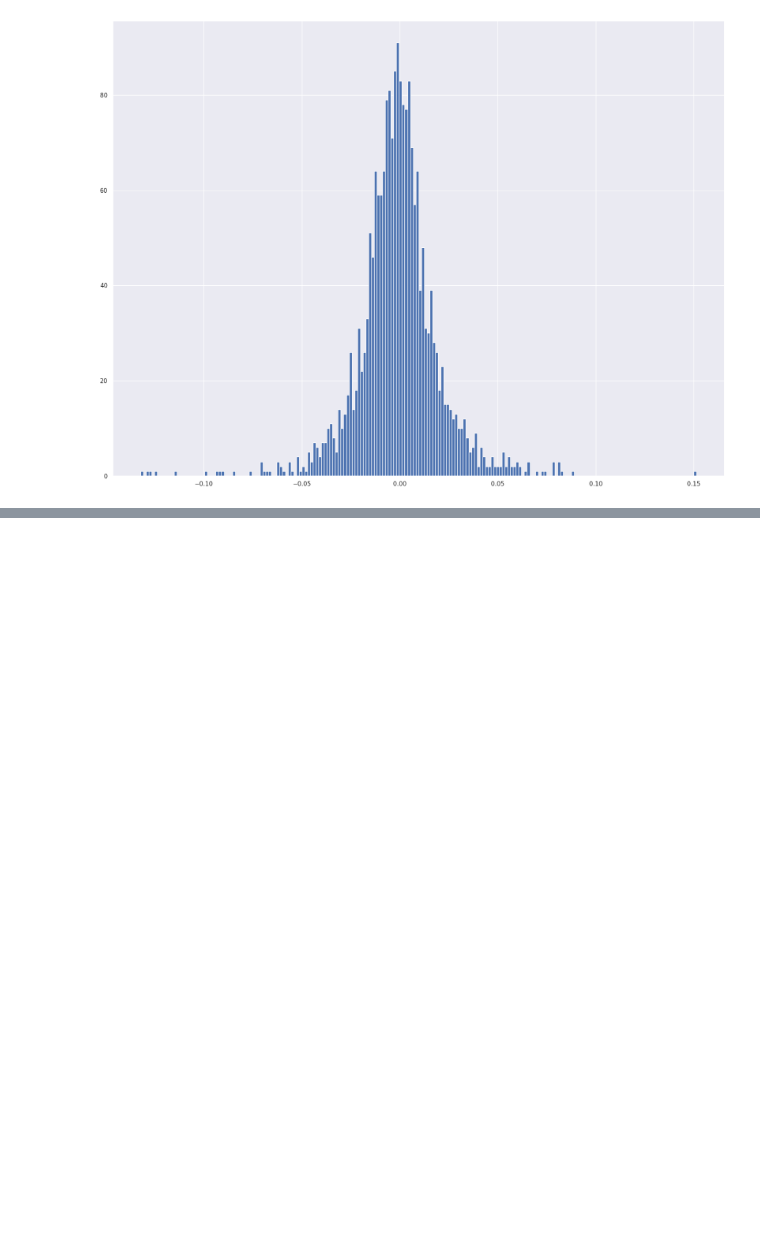
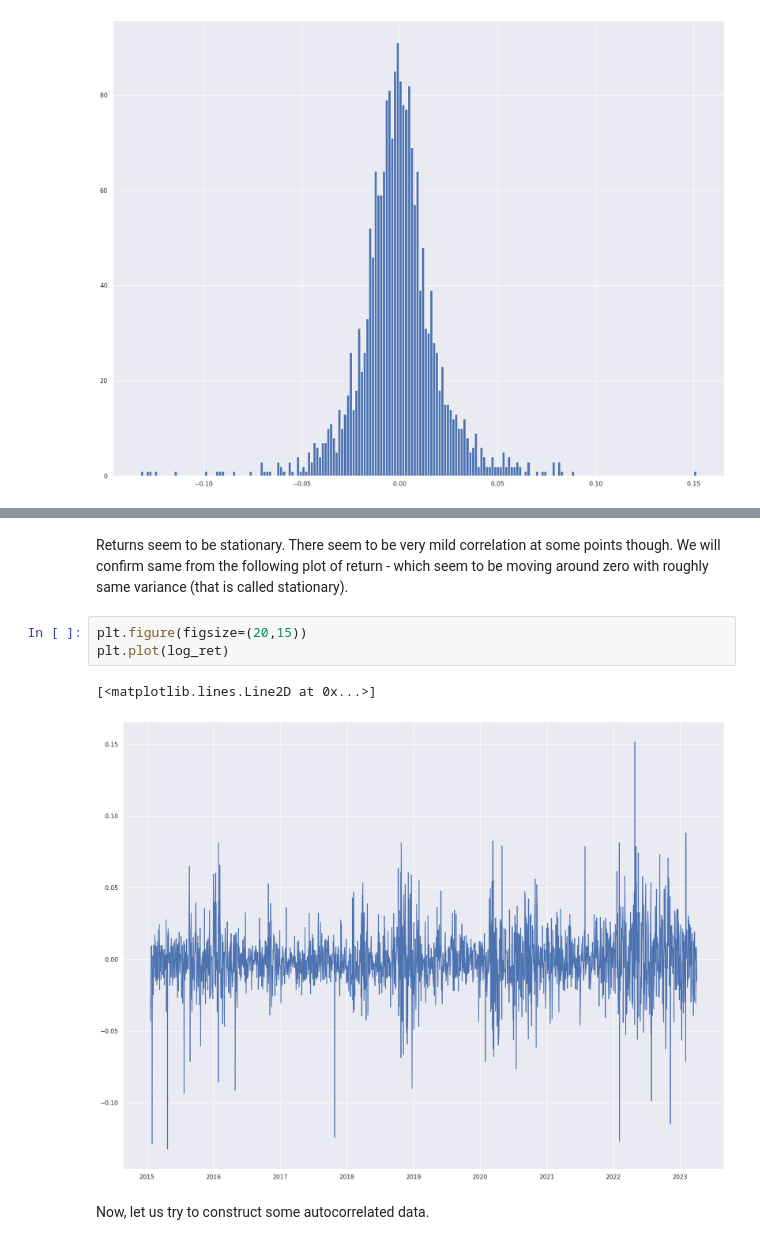
Before and after one commit to bhavinmoriya/Python-for-Financial-Analysis-and-Algorithmic-Trading, a Jupyter notebook: statistics-in-finance.ipynb, the cells around one changed output, grey strips where cells are left out. Cells and saved outputs as stored; diff of their text form; blank space fills up the shorter version.

```diff
--- a/statistics-in-finance.ipynb
+++ b/statistics-in-finance.ipynb
@@ -82,0 +116,10 @@ plt.hist(log_ret, bins=200);
+# %% [markdown]
+Returns seem to be stationary. There seem to be very mild correlation at some points though. We will confirm same from the following plot of return - which seem to be moving around zero with roughly same variance (that is called stationary).
+# %%
+plt.figure(figsize=(20,15))
+plt.plot(log_ret)
+# %% [output]
+[<matplotlib.lines.Line2D at 0x...>]
+[figure, added]
+# %% [markdown]
+Now, let us try to construct some autocorrelated data.
```
Also changed, not shown: parts of 16 cells of this notebook.
